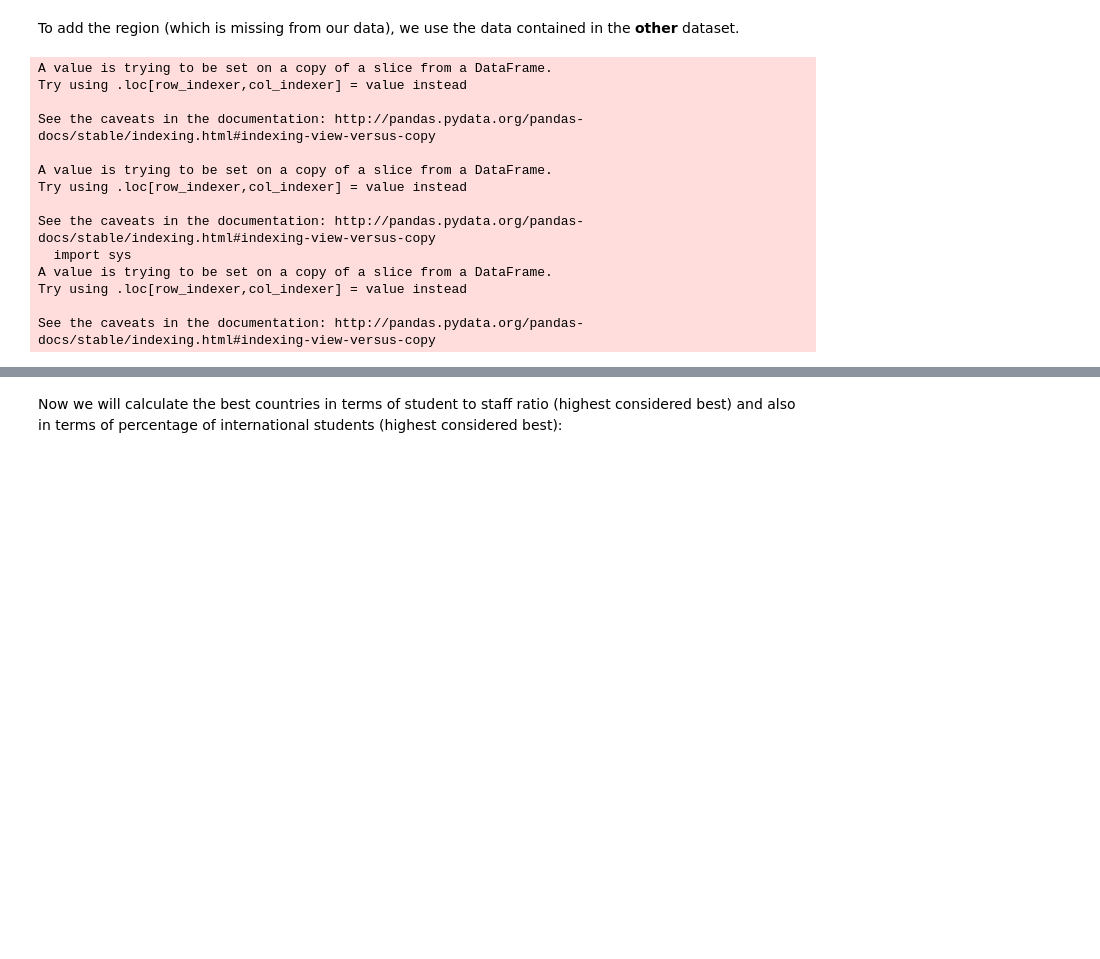
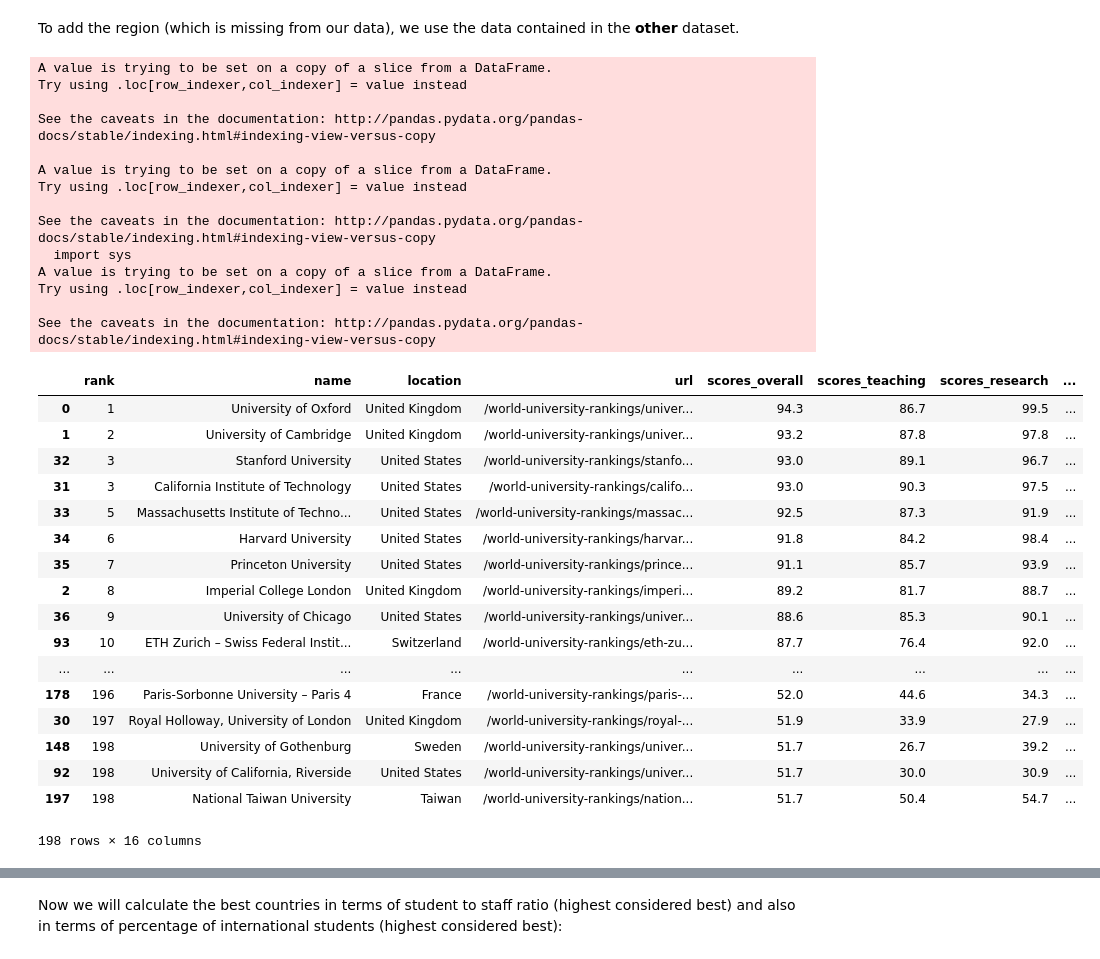
Before and after one commit to odorgergo/ada-rag, a Jupyter notebook: HW2/THE_Data.ipynb, the cells around one changed output, grey strips where cells are left out. Cells and saved outputs as stored; diff of their text form; code cells hidden in the pictures; blank space fills up the shorter version.

```diff
--- a/HW2/THE_Data.ipynb
+++ b/HW2/THE_Data.ipynb
@@ -104,31 +107,51 @@ To add the region (which is missing from our data), we use the data contained in
 # %%
 topunis_data = pickle.load(open('topuniversities.p','rb'))
 map_country = {u:v for u,v in zip(list(topunis_data['country']),list(topunis_data['region']))}
 map_country['Luxembourg'] = 'Europe'
 map_country['Russian Federation'] = 'Europe'
 region = [map_country[c] for c in ranking_complete['location']]
 ranking_complete['region'] = region
 ranking_complete['total_staff'] = (ranking_complete['stats_number_students']/ranking_complete['stats_student_staff_ratio']).astype(int)
 ranking_complete['total_intl_student'] = (ranking_complete['stats_number_students']*ranking_complete['stats_pc_intl_students']).astype(int)
 
-# topunis_data=topunis_data.loc[0:199]
-# ranking_w_region = pd.merge(ranking_complete, topunis_data[['country', 'region']].drop_duplicates(), left_on='location', right_on='country').drop('country', axis=1)
-# ranking_w_region = ranking_w_region.sort_values(ascending=[True], by=['rank'])
-# ranking_w_region['total_staff'] = (ranking_w_region['stats_number_students']/ranking_w_region['stats_student_staff_ratio']).astype(int)
-# ranking_w_region['total_intl_student'] = (ranking_w_region['stats_number_students']*ranking_w_region['stats_pc_intl_students']).astype(int)
+topunis_data=topunis_data.loc[0:199]
+ranking_w_region = pd.merge(ranking_complete, topunis_data[['country', 'region']].drop_duplicates(), left_on='location', right_on='country').drop('country', axis=1)
+ranking_w_region = ranking_w_region.sort_values(ascending=[True], by=['rank'])
+ranking_w_region['total_staff'] = (ranking_w_region['stats_number_students']/ranking_w_region['stats_student_staff_ratio']).astype(int)
+ranking_w_region['total_intl_student'] = (ranking_w_region['stats_number_students']*ranking_w_region['stats_pc_intl_students']).astype(int)
+ranking_w_region['region'] = ranking_w_region['region_x']
+ranking_w_region.drop(['region_x','region_y'],axis=1)
 # %% [output]
 A value is trying to be set on a copy of a slice from a DataFrame.
 Try using .loc[row_indexer,col_indexer] = value instead
 
 See the caveats in the documentation: http://pandas.pydata.org/pandas-docs/stable/indexing.html#indexing-view-versus-copy
 
 A value is trying to be set on a copy of a slice from a DataFrame.
 Try using .loc[row_indexer,col_indexer] = value instead
 
 See the caveats in the documentation: http://pandas.pydata.org/pandas-docs/stable/indexing.html#indexing-view-versus-copy
   import sys
 A value is trying to be set on a copy of a slice from a DataFrame.
 Try using .loc[row_indexer,col_indexer] = value instead
 
 See the caveats in the documentation: http://pandas.pydata.org/pandas-docs/stable/indexing.html#indexing-view-versus-copy
+|  | rank | name | location | url | scores_overall | scores_teaching | scores_research | ... |
+| 0 | 1 | University of Oxford | United Kingdom | /world-university-rankings/univer... | 94.3 | 86.7 | 99.5 | ... |
+| 1 | 2 | University of Cambridge | United Kingdom | /world-university-rankings/univer... | 93.2 | 87.8 | 97.8 | ... |
+| 32 | 3 | Stanford University | United States | /world-university-rankings/stanfo... | 93.0 | 89.1 | 96.7 | ... |
+| 31 | 3 | California Institute of Technology | United States | /world-university-rankings/califo... | 93.0 | 90.3 | 97.5 | ... |
+| 33 | 5 | Massachusetts Institute of Techno... | United States | /world-university-rankings/massac... | 92.5 | 87.3 | 91.9 | ... |
+| 34 | 6 | Harvard University | United States | /world-university-rankings/harvar... | 91.8 | 84.2 | 98.4 | ... |
+| 35 | 7 | Princeton University | United States | /world-university-rankings/prince... | 91.1 | 85.7 | 93.9 | ... |
+| 2 | 8 | Imperial College London | United Kingdom | /world-university-rankings/imperi... | 89.2 | 81.7 | 88.7 | ... |
+| 36 | 9 | University of Chicago | United States | /world-university-rankings/univer... | 88.6 | 85.3 | 90.1 | ... |
+| 93 | 10 | ETH Zurich – Swiss Federal Instit... | Switzerland | /world-university-rankings/eth-zu... | 87.7 | 76.4 | 92.0 | ... |
+| ... | ... | ... | ... | ... | ... | ... | ... | ... |
+| 178 | 196 | Paris-Sorbonne University – Paris 4 | France | /world-university-rankings/paris-... | 52.0 | 44.6 | 34.3 | ... |
+| 30 | 197 | Royal Holloway, University of London | United Kingdom | /world-university-rankings/royal-... | 51.9 | 33.9 | 27.9 | ... |
+| 148 | 198 | University of Gothenburg | Sweden | /world-university-rankings/univer... | 51.7 | 26.7 | 39.2 | ... |
+| 92 | 198 | University of California, Riverside | United States | /world-university-rankings/univer... | 51.7 | 30.0 | 30.9 | ... |
+| 197 | 198 | National Taiwan University | Taiwan | /world-university-rankings/nation... | 51.7 | 50.4 | 54.7 | ... |
+198 rows × 16 columns
 # %%
```
Also changed, not shown: parts of 6 cells of this notebook, 2 other files.
